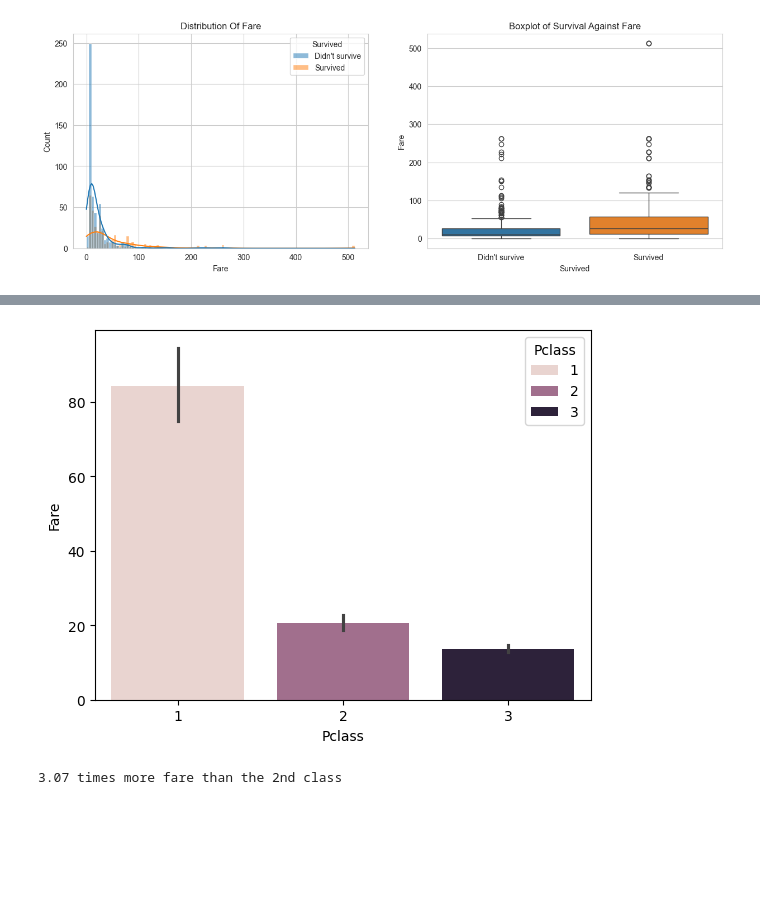
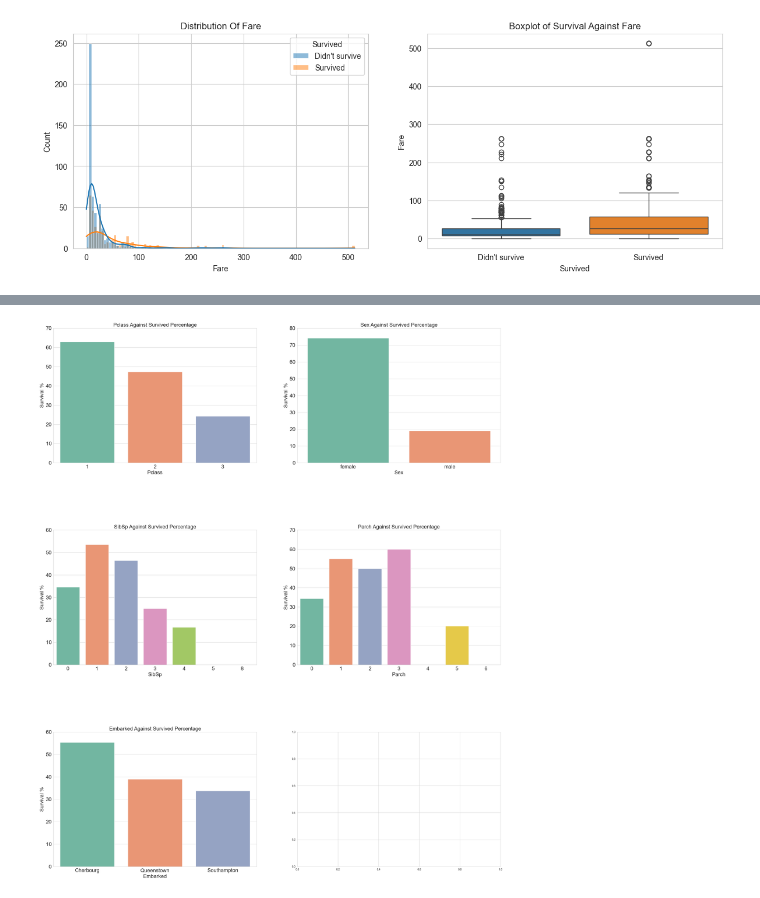
Before and after one commit to MDeus-ai/deus, a Jupyter notebook: public/assets/datastories_assets/notebooks/titanic_story_nb.ipynb, the cells around one changed output, grey strips where cells are left out. Saved outputs shown, nothing was run; the diff lists cells and outputs as text; code cells hidden in the pictures; blank space fills up the shorter version.

```diff
--- a/public/assets/datastories_assets/notebooks/titanic_story_nb.ipynb
+++ b/public/assets/datastories_assets/notebooks/titanic_story_nb.ipynb
@@ -114,8 +129,30 @@ plt.show()
 # %%
-# Apparently there where...
-sns.countplot(
-    data=dataset,
-    x='Sex',
-    hue='Sex'
-)
-plt.show()
+# BIVARIATE CATEGORICAL HELPER FUNCTION
+
+def bivariate_cat(dataframe, target_var):
+    col_name_list = dataframe.select_dtypes(exclude=np.number).columns.tolist()
+    if target_var in col_name_list:
+        col_name_list.remove(target_var)
+    # Diagram Layout
+    n_rows = int(np.ceil(len(col_name_list)/2))
+    fig, axes = plt.subplots(n_rows, 2, figsize=(25, 30))
+    axes = axes.flatten()
+
+    for i, col in enumerate(col_name_list):
+        # Calculate percentage of survival
+        percentage_df = dataframe.groupby(col)[target_var].mean().reset_index()
+        percentage_df[target_var] = percentage_df[target_var] * 100
+        # Draw Barchat
+        sns.barplot(data=percentage_df, x=col, y=target_var, palette='Set2', ax=axes[i])
+        axes[i].set_title(f"{col} Against {target_var} Percentage", fontsize=20)
+        axes[i].set_ylabel(f'Survival %', fontsize=20)
+        axes[i].set_yticks(axes[i].get_yticks(), axes[i].get_yticklabels(),fontsize=20)
+        axes[i].set_xlabel(col, fontsize=20)
+        axes[i].set_xticks(axes[i].get_xticks(), axes[i].get_xticklabels(),fontsize=20)
+
+
+    plt.tight_layout()
+    plt.subplots_adjust(hspace=0.5, wspace=0.2) # Adjust spacing between plots
+    plt.show()
+
+relevant_cat = dataset.drop(["Name", "Cabin", "Ticket"], axis=1)
@@ -137,17 +159,4 @@ plt.show()
-# %%
-# And so the rich guys probably paid around...
-sns.barplot(
-    data=dataset,
-    x='Pclass',
-    y='Fare',
-    hue='Pclass'
-)
-plt.show()
-# %% [output]
-[figure, removed]
-# %%
-# The passengers in 1st class paid...
-avg_fares = dataset.groupby('Pclass')['Fare'].mean()
-print(f'{((avg_fares[1] - avg_fares[2]) / (avg_fares[2])):.2f} times more fare than the 2nd class')
-# %% [output]
-3.07 times more fare than the 2nd class
+# %%
+bivariate_cat(dataframe=relevant_cat, target_var="Survived")
+# %% [output]
+[figure, added]
```
Also changed, not shown: parts of 8 cells of this notebook.
